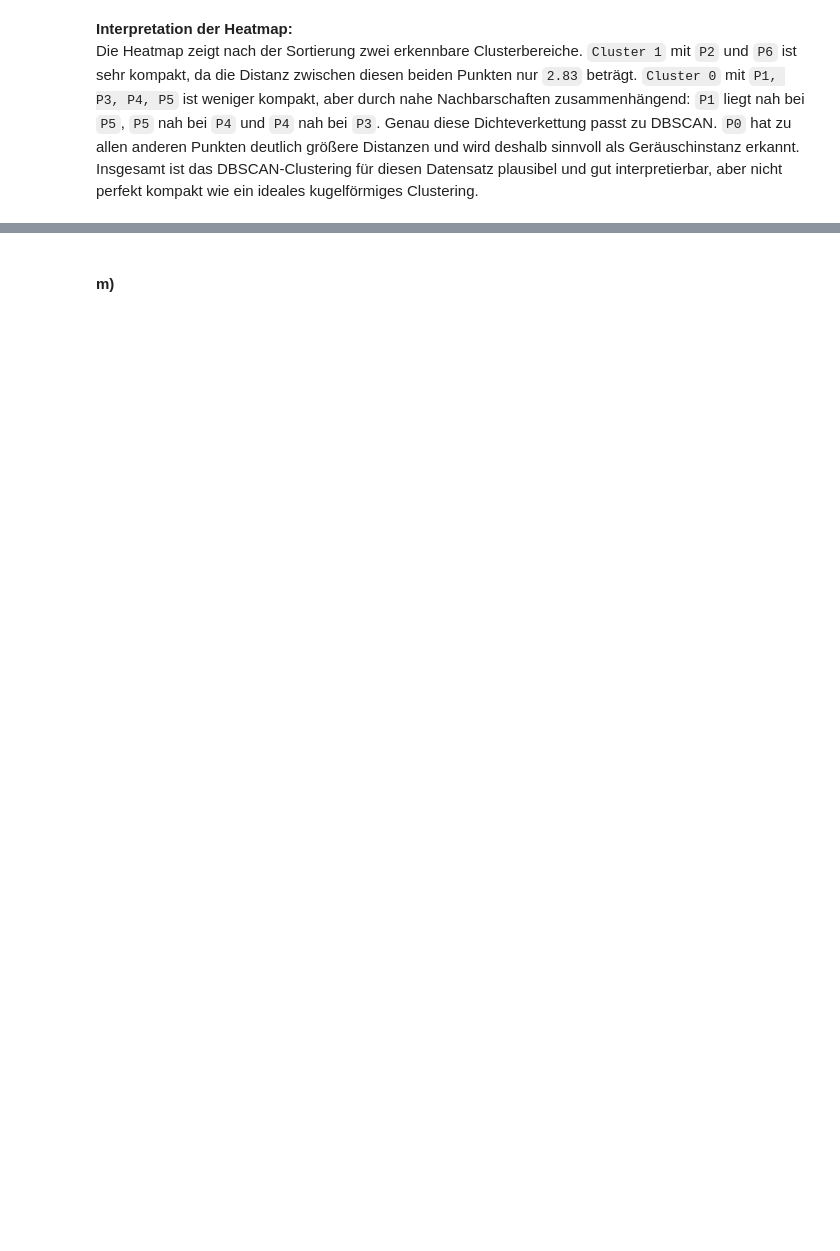
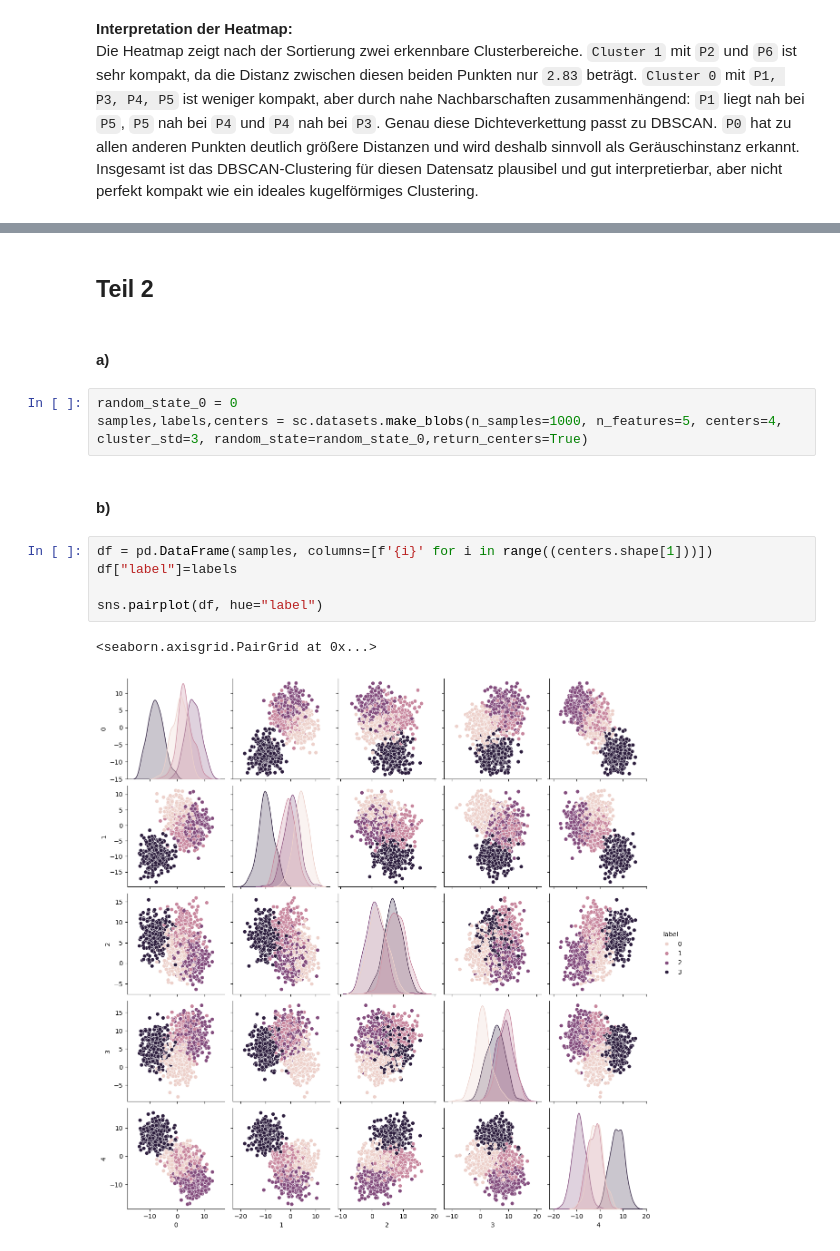
Before and after one commit to TieRub/DMg_2026, a Jupyter notebook: B2/Aufgabe-B2.ipynb, the cells around one changed output, grey strips where cells are left out. Drawn from its saved outputs; the diff is of its cells as text; blank space fills up the shorter version.

Commit message:
ADD: B1 Teil 2 zu Hauptversion hinzugefügt

```diff
--- a/B2/Aufgabe-B2.ipynb
+++ b/B2/Aufgabe-B2.ipynb
@@ -299,2 +338,17 @@ Die Heatmap zeigt nach der Sortierung zwei erkennbare Clusterbereiche. `Cluster
-# %% [markdown]
-#### m)
+# %% [markdown]
+## Teil 2
+# %% [markdown]
+#### a)
+# %%
+random_state_0 = 0
+samples,labels,centers = sc.datasets.make_blobs(n_samples=1000, n_features=5, centers=4, cluster_std=3, random_state=random_state_0,return_centers=True)
+# %% [markdown]
+#### b)
+# %%
+df = pd.DataFrame(samples, columns=[f'{i}' for i in range((centers.shape[1]))])
+df["label"]=labels
+
+sns.pairplot(df, hue="label")
+# %% [output]
+<seaborn.axisgrid.PairGrid at 0x...>
+[figure, added]
```
Also changed, not shown: parts of 45 cells of this notebook, 1 other file.
